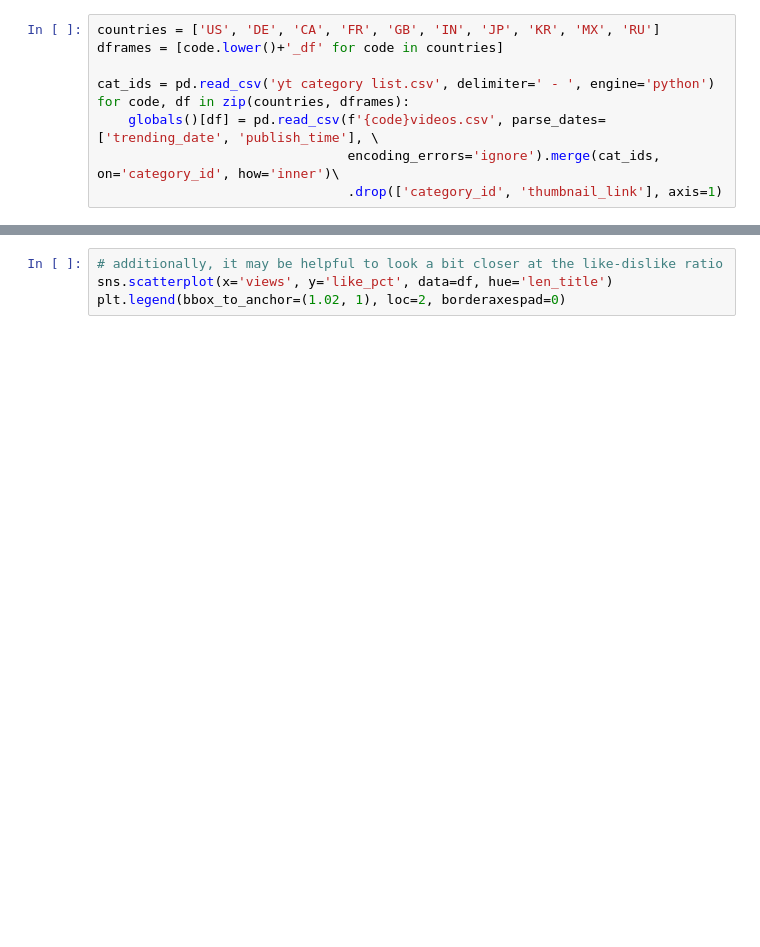
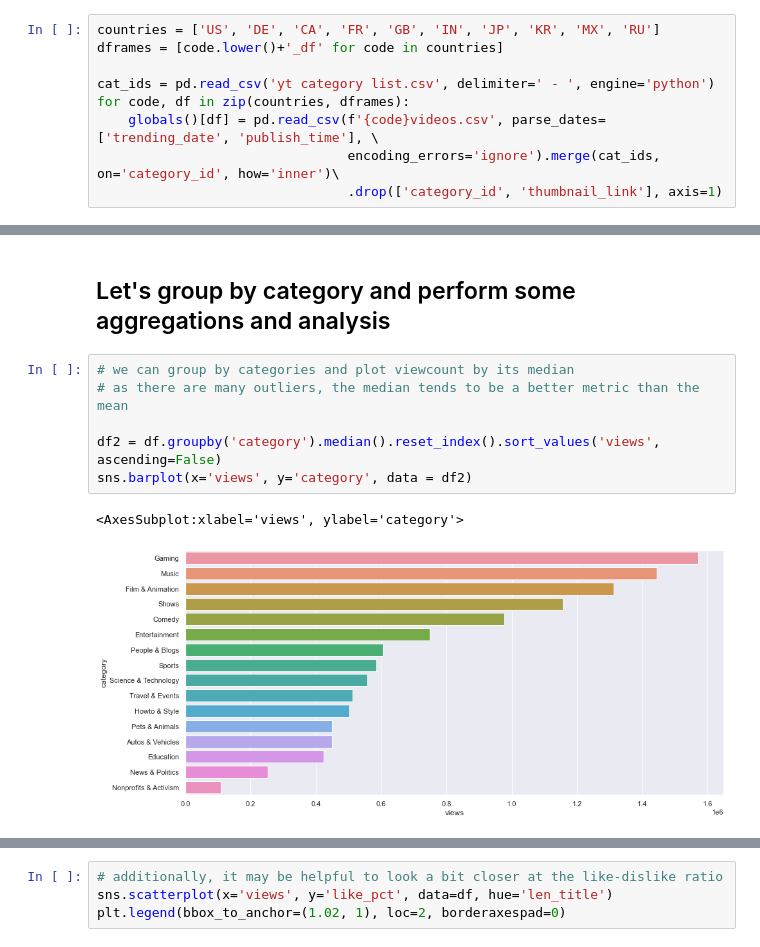
Before and after one commit to danielosetiawan/YouTube-EDA, a Jupyter notebook: youtube ipynb.ipynb, the cells around one changed output, grey strips where cells are left out. Drawn from its saved outputs; the diff is of its cells as text; blank space fills up the shorter version.

```diff
--- a/youtube ipynb.ipynb
+++ b/youtube ipynb.ipynb
@@ -218,0 +133,11 @@ sns.histplot(x='len_title', data=df[df['trending_date'].dt.weekday == 1],
+# %% [markdown]
+## Let's group by category and perform some aggregations and analysis
+# %%
+# we can group by categories and plot viewcount by its median
+# as there are many outliers, the median tends to be a better metric than the mean
+
+df2 = df.groupby('category').median().reset_index().sort_values('views', ascending=False)
+sns.barplot(x='views', y='category', data = df2)
+# %% [output]
+<AxesSubplot:xlabel='views', ylabel='category'>
+[figure, added]
```
Also changed, not shown: parts of 55 cells of this notebook.
